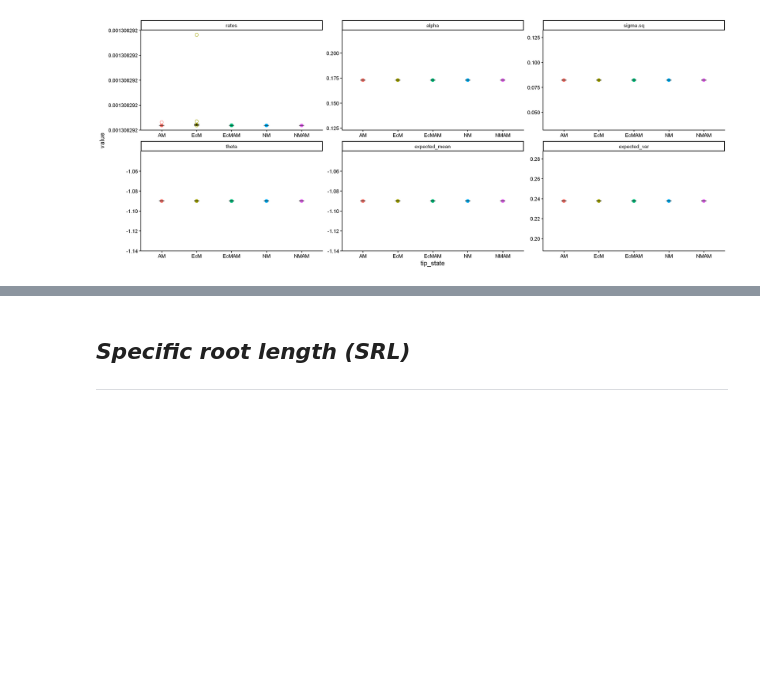
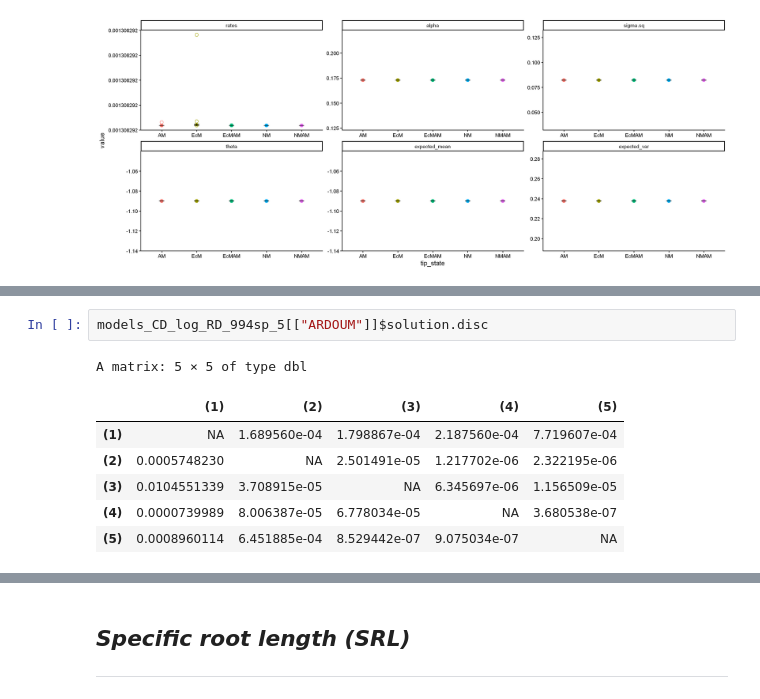
Before and after one commit to anoban/wsu, a Jupyter notebook: R/notebooks/houwiesummary.ipynb, the cells around one changed output, grey strips where cells are left out. Cells and saved outputs as stored; diff of their text form; blank space fills up the shorter version.

```diff
--- a/R/notebooks/houwiesummary.ipynb
+++ b/R/notebooks/houwiesummary.ipynb
@@ -442,0 +464,10 @@ Using tip_state as id variables
+# %%
+models_CD_log_RD_994sp_5[["ARDOUM"]]$solution.disc
+# %% [output]
+A matrix: 5 × 5 of type dbl
+|  | (1) | (2) | (3) | (4) | (5) |
+| (1) | NA | 1.689560e-04 | 1.798867e-04 | 2.187560e-04 | 7.719607e-04 |
+| (2) | 0.0005748230 | NA | 2.501491e-05 | 1.217702e-06 | 2.322195e-06 |
+| (3) | 0.0104551339 | 3.708915e-05 | NA | 6.345697e-06 | 1.156509e-05 |
+| (4) | 0.0000739989 | 8.006387e-05 | 6.778034e-05 | NA | 3.680538e-07 |
+| (5) | 0.0008960114 | 6.451885e-04 | 8.529442e-07 | 9.075034e-07 | NA |
```
Also changed, not shown: parts of 3 cells of this notebook, 1 other file.
